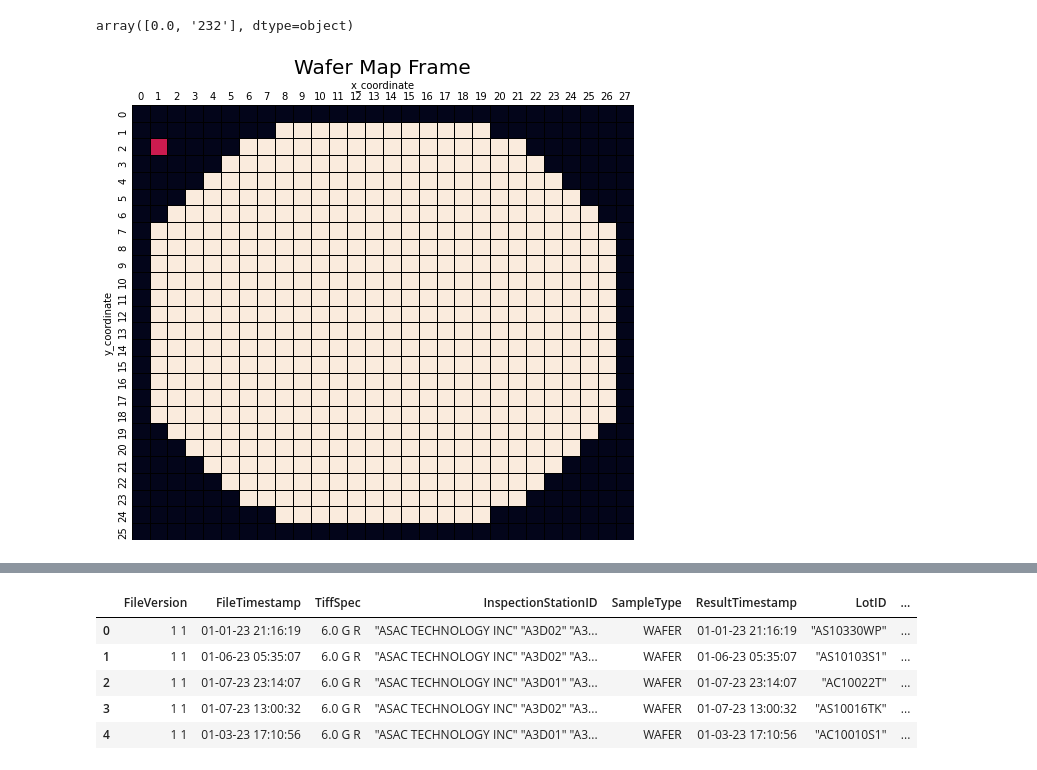
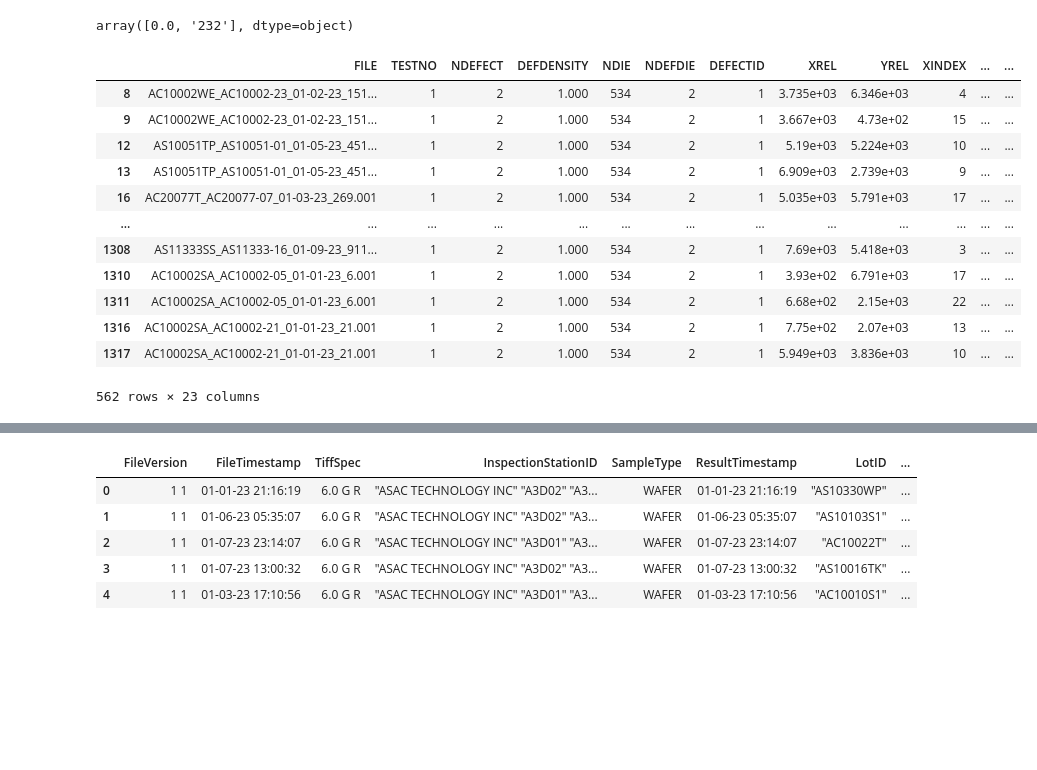
Before and after one commit to Hakseon97/Anomaly_wafer_detection_with_SKhynix, a Jupyter notebook: klarf_parsing.ipynb, the cells around one changed output, grey strips where cells are left out. Saved outputs shown, nothing was run; the diff lists cells and outputs as text; code cells hidden in the pictures; blank space fills up the shorter version.

```diff
--- a/klarf_parsing.ipynb
+++ b/klarf_parsing.ipynb
@@ -188,15 +188,18 @@ len(file_path)
 # 실행할 때마다 한 줄씩 읽어오기
 # readlines()로 한번에 시도하면, 용량이 큰 파일의 경우엔 out of memory 가능성.
 
-readlines = []
-with open(file_path[3], 'r') as f:
-    i = 1
-    while True:
-        line = f.readline()
-        if not line:
-            break
-        line = str(i) + ' ' + line
-        print(line.strip('\n').strip(';').split(' '))
-        readlines.append(line.strip('\n').strip(';').split(' '))
-        i += 1
+def readfile(file_path):
+    readlines = []
+    with open(file_path, 'r') as f:
+        i = 1
+        while True:
+            line = f.readline()
+            if not line:
+                break
+            line = str(i) + ' ' + line
+            readlines.append(line.strip('\n').strip(';').split(' '))
+            i += 1
+    return readlines
+
+readfile(file_path[0])
 # %% [output]
@@ -405,11 +376,19 @@ array([0.0, '1'], dtype=object)
 defect_df.CLASSNUMBER.unique()
 # %% [output]
 array([0.0, '232'], dtype=object)
-# %%
-defect_X = int(defect_df.XINDEX[3])
-defect_Y = int(defect_df.YINDEX[3])
-waferMap = base_wafer.copy()
-waferMap[defect_X, defect_Y] = 0.5
-visualization_wafer(waferMap,8)
-# %% [output]
-[figure, removed]
+# %%
+defect_df[defect_df.NDEFECT == '2']
+# %% [output]
+|  | FILE | TESTNO | NDEFECT | DEFDENSITY | NDIE | NDEFDIE | DEFECTID | XREL | YREL | XINDEX | ... | ... |
+| 8 | AC10002WE_AC10002-23_01-02-23_151... | 1 | 2 | 1.000 | 534 | 2 | 1 | 3.735e+03 | 6.346e+03 | 4 | ... | ... |
+| 9 | AC10002WE_AC10002-23_01-02-23_151... | 1 | 2 | 1.000 | 534 | 2 | 1 | 3.667e+03 | 4.73e+02 | 15 | ... | ... |
+| 12 | AS10051TP_AS10051-01_01-05-23_451... | 1 | 2 | 1.000 | 534 | 2 | 1 | 5.19e+03 | 5.224e+03 | 10 | ... | ... |
+| 13 | AS10051TP_AS10051-01_01-05-23_451... | 1 | 2 | 1.000 | 534 | 2 | 1 | 6.909e+03 | 2.739e+03 | 9 | ... | ... |
+| 16 | AC20077T_AC20077-07_01-03-23_269.001 | 1 | 2 | 1.000 | 534 | 2 | 1 | 5.035e+03 | 5.791e+03 | 17 | ... | ... |
+| ... | ... | ... | ... | ... | ... | ... | ... | ... | ... | ... | ... | ... |
+| 1308 | AS11333SS_AS11333-16_01-09-23_911... | 1 | 2 | 1.000 | 534 | 2 | 1 | 7.69e+03 | 5.418e+03 | 3 | ... | ... |
+| 1310 | AC10002SA_AC10002-05_01-01-23_6.001 | 1 | 2 | 1.000 | 534 | 2 | 1 | 3.93e+02 | 6.791e+03 | 17 | ... | ... |
+| 1311 | AC10002SA_AC10002-05_01-01-23_6.001 | 1 | 2 | 1.000 | 534 | 2 | 1 | 6.68e+02 | 2.15e+03 | 22 | ... | ... |
+| 1316 | AC10002SA_AC10002-21_01-01-23_21.001 | 1 | 2 | 1.000 | 534 | 2 | 1 | 7.75e+02 | 2.07e+03 | 13 | ... | ... |
+| 1317 | AC10002SA_AC10002-21_01-01-23_21.001 | 1 | 2 | 1.000 | 534 | 2 | 1 | 5.949e+03 | 3.836e+03 | 10 | ... | ... |
+562 rows × 23 columns
```
Also changed, not shown: parts of 7 cells of this notebook.
